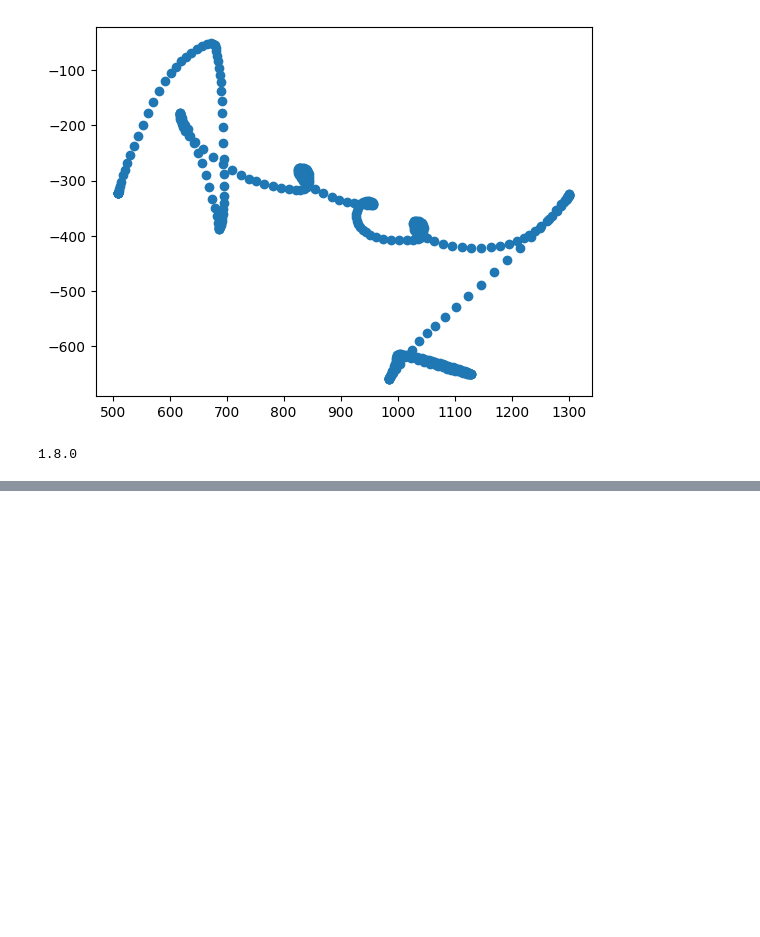
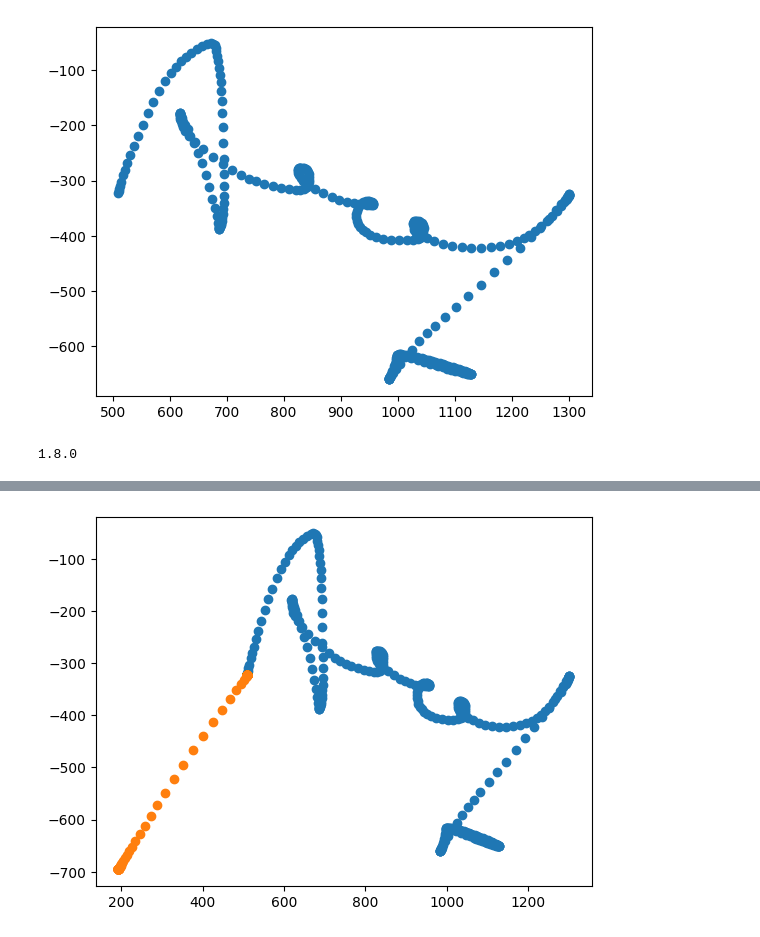
Before and after one commit to andrew-healey/sigma-lognormal, a Jupyter notebook: debug.ipynb, the cells around one changed output, grey strips where cells are left out. Cells and saved outputs as stored; diff of their text form; code cells hidden in the pictures; blank space fills up the shorter version.

Commit message:
Working, glacially slow beam search.

```diff
--- a/debug.ipynb
+++ b/debug.ipynb
@@ -45,9 +73,19 @@ LognormalStroke(D=329.5791910185019,t_0=319.6021762503524,mu=5.298851718704676,s
 # %%
 from beam_search import BeamSearch
+from action_plan import ActionPlan
 
 top_k = 10
-snr_threshold = 1000 # I have no idea what to say for this.
+snr_threshold = 40 # I have no idea what to say for this.
 max_strokes = 14
 search = BeamSearch(signal,top_k,snr_threshold,max_strokes)
 
-out_stroke = search.search()
+demo_plan = ActionPlan([],signal.position[0])
+
+suggest_plans = search.get_next_action_plans([demo_plan])
+
+#out_stroke = search.search()
+# %%
+suggest_plan = suggest_plans[0]
+plot_signals([signal,suggest_plan.signal(signal.time)])
+# %% [output]
+[figure, added]
```
Also changed, not shown: parts of 6 cells of this notebook, 7 other files.
